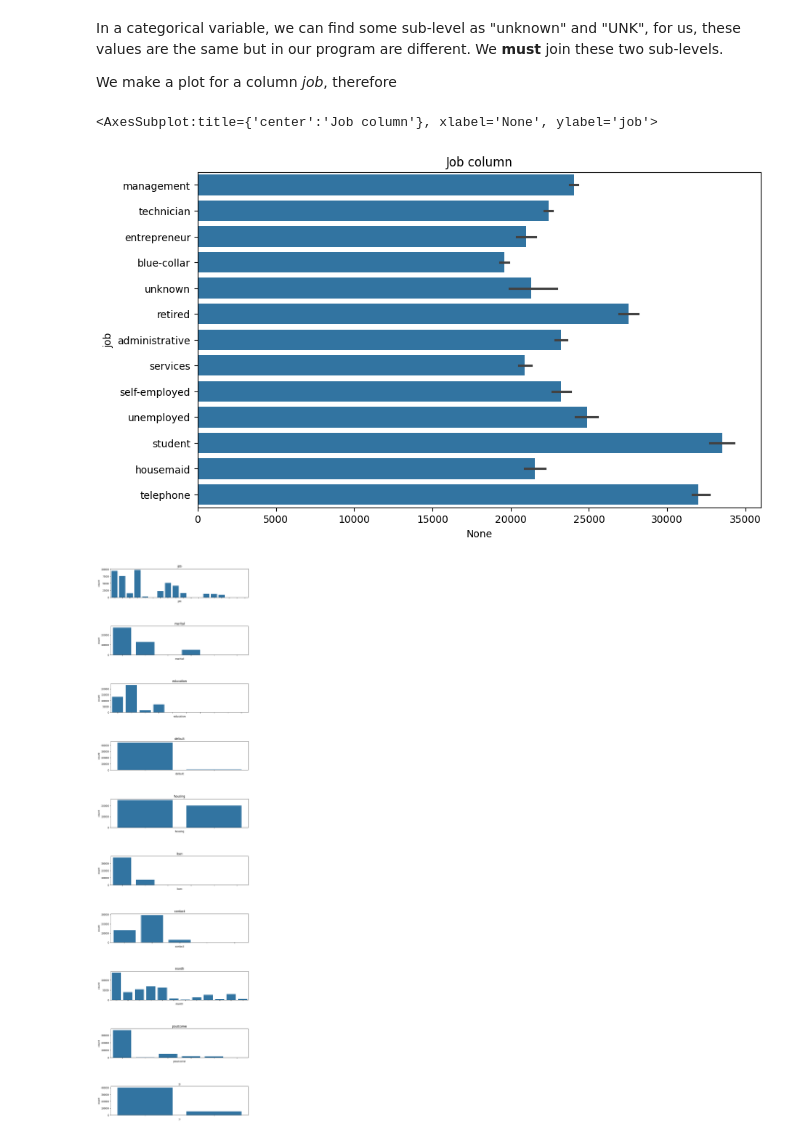
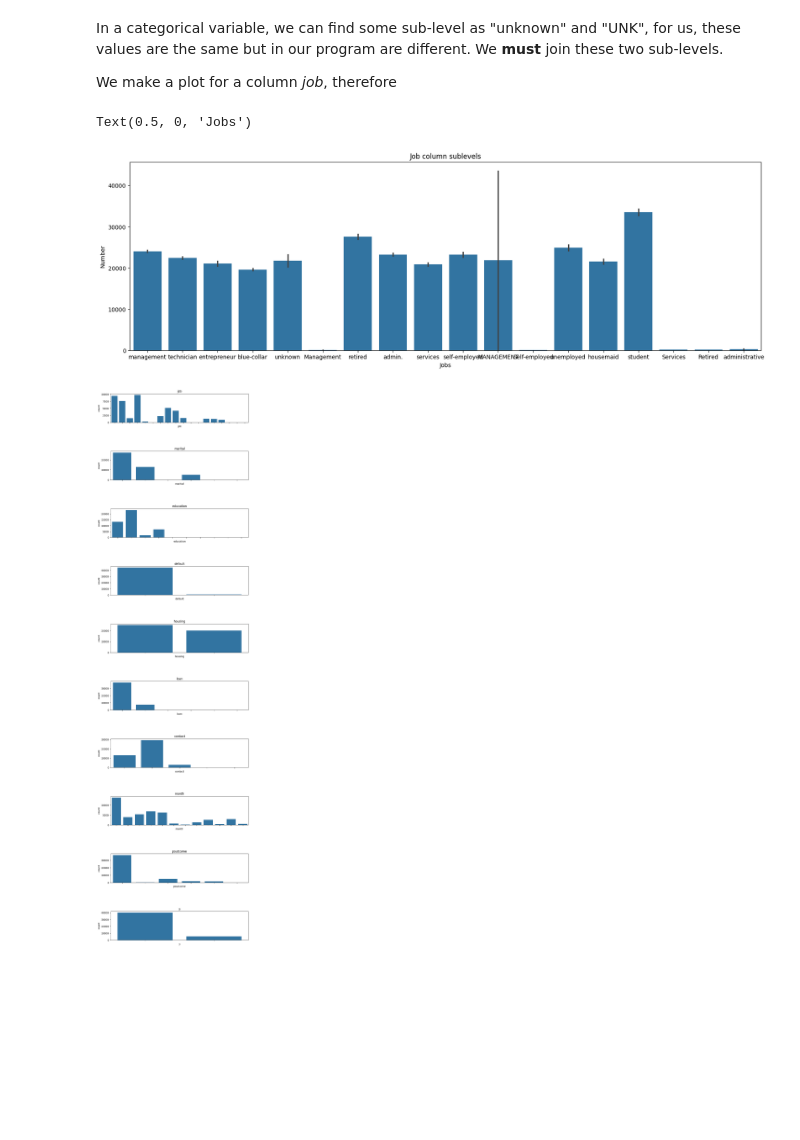
Before and after one commit to MarioSolisB/Profile_of_a_bank_coustomer, a Jupyter notebook: Cleaning_data.ipynb, the cells around one changed output. Drawn from its saved outputs; the diff is of its cells as text; code cells hidden in the pictures; blank space fills up the shorter version.

```diff
--- a/Cleaning_data.ipynb
+++ b/Cleaning_data.ipynb
@@ -324,19 +324,20 @@ We make a plot for a column *job*, therefore
 # %%
 # Plot for a column job with its sublevels
 
 #
-plt.figure(figsize=(10,6))
+plt.figure(figsize=(20,6))
 
 #
-plt.title('Job column')
+plt.title('Job column sublevels')
 
 #
-sns.barplot(x=data.index, y=data['job'])
+sns.barplot(x=data['job'], y=data.index)
 
-#plt.ylabel('DDDaa')
+plt.ylabel('Number')
+plt.xlabel('Jobs')
 # %% [output]
-<AxesSubplot:title={'center':'Job column'}, xlabel='None', ylabel='job'>
+Text(0.5, 0, 'Jobs')
-[figure, old version]
+[figure, new version]
 # %%
 # Plots of sub-levels of each categorical's variables
 
```
